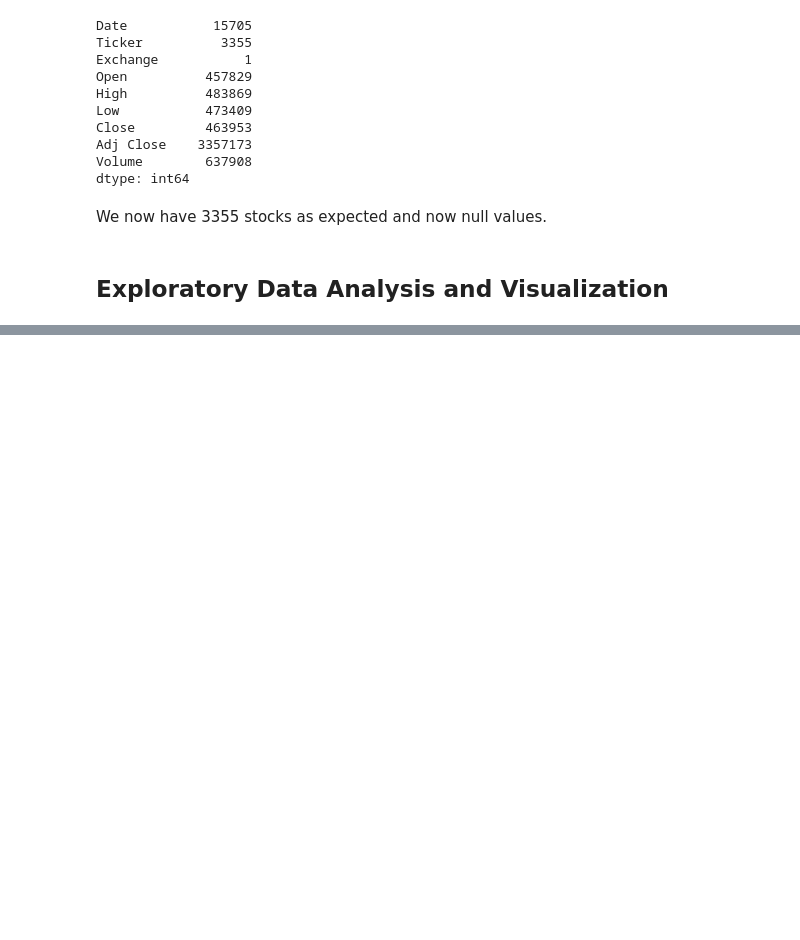
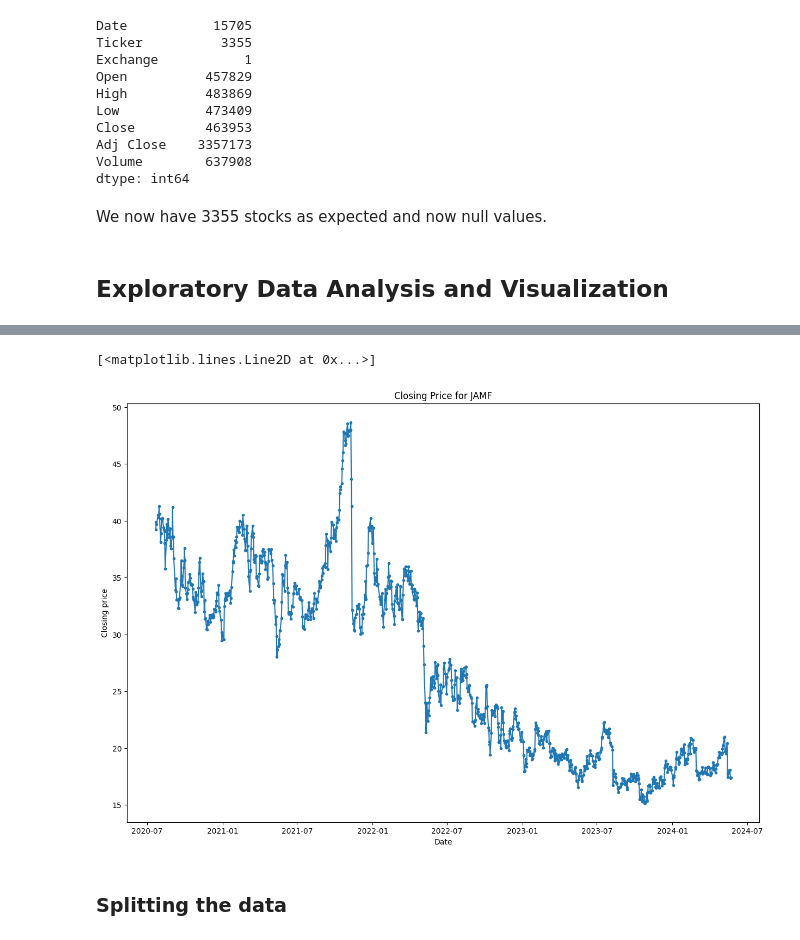
Before and after one commit to chaykovs/Finance-Projects, a Jupyter notebook: Stock Price Analysis/SC_Stock_Price_Analysis.ipynb, the cells around one changed output, grey strips where cells are left out. Cells and saved outputs as stored; diff of their text form; code cells hidden in the pictures; blank space fills up the shorter version.

```diff
--- a/Stock Price Analysis/SC_Stock_Price_Analysis.ipynb
+++ b/Stock Price Analysis/SC_Stock_Price_Analysis.ipynb
@@ -228,0 +316,7 @@ stocks = df.iloc[:,1].unique()
+# %%
+# choose a stock
+stock = random.choice(stocks)
+# %%
+# define sub-dataframe
+df_stock = df.loc[df["Ticker"]==stock]
+df_stock.head()
@@ -228,0 +330,20 @@ stocks = df.iloc[:,1].unique()
+# %%
+# set date as the index
+df_stock = df_stock.set_index("Date")
+# %%
+# keep only the closing price
+df_stock = df_stock[["Close"]]
+# %%
+# plot closing price for the stock
+plt.figure(figsize=(15,10))
+
+plt.xlabel('Date')
+plt.ylabel('Closing price')
+
+plt.title(f'Closing Price for {stock}')
+plt.plot(df_stock.index,df_stock.Close,color = 'tab:blue',marker = '.')
+# %% [output]
+[<matplotlib.lines.Line2D at 0x...>]
+[figure, added]
+# %% [markdown]
+### Splitting the data
```
Also changed, not shown: parts of 33 cells of this notebook.
